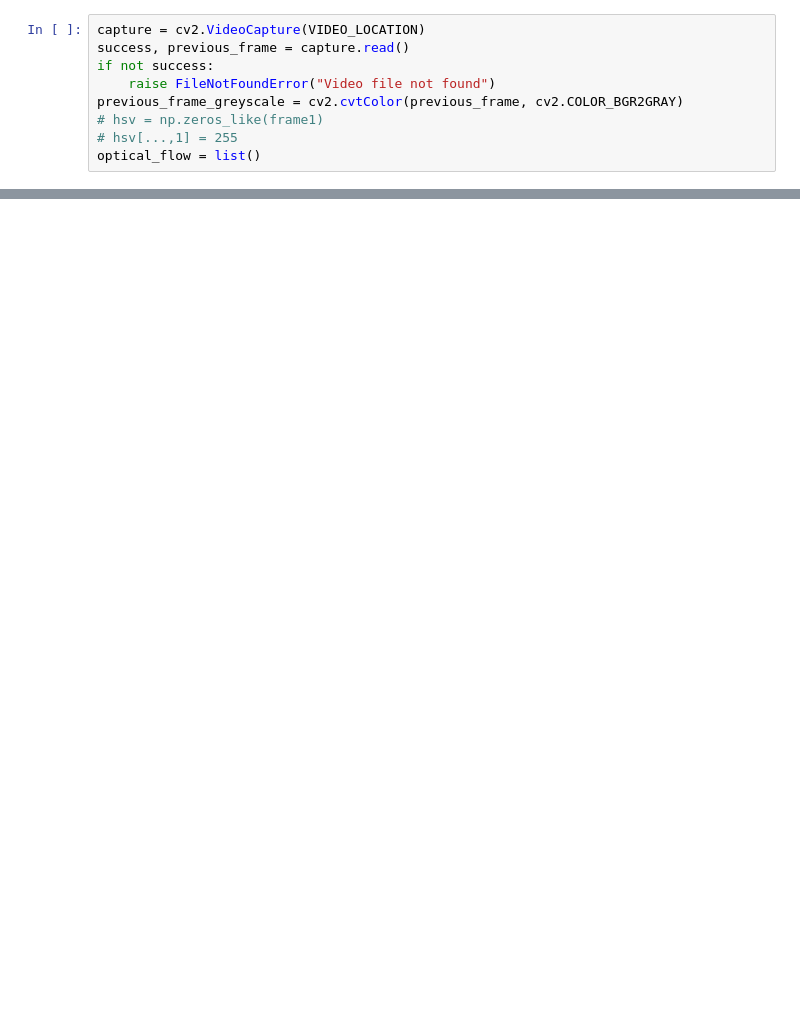
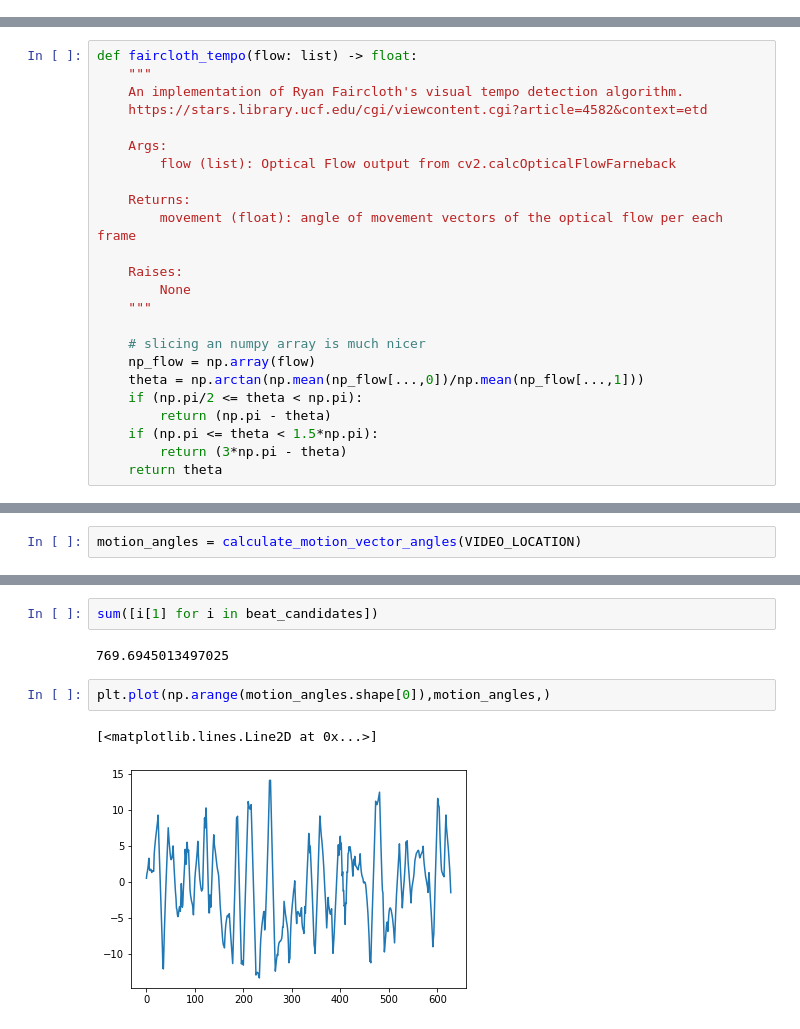
Before and after one commit to gabelev/sambal, a Jupyter notebook: test_run.ipynb, the cells around one changed output, grey strips where cells are left out. Drawn from its saved outputs; the diff is of its cells as text; blank space fills up the shorter version.

Commit message:
building out the functions for the faircloth tempo algo

```diff
--- a/test_run.ipynb
+++ b/test_run.ipynb
@@ -11,9 +9,0 @@ VIDEO_LOCATION = "media/office_dance_vid.mp4"
-# %%
-capture = cv2.VideoCapture(VIDEO_LOCATION)
-success, previous_frame = capture.read()
-if not success:
-    raise FileNotFoundError("Video file not found")
-previous_frame_greyscale = cv2.cvtColor(previous_frame, cv2.COLOR_BGR2GRAY)
-# hsv = np.zeros_like(frame1)
-# hsv[...,1] = 255
-optical_flow = list()
@@ -57,0 +10,24 @@ plt.show()
+# %%
+def faircloth_tempo(flow: list) -> float:
+    """
+    An implementation of Ryan Faircloth's visual tempo detection algorithm.
+    https://stars.library.ucf.edu/cgi/viewcontent.cgi?article=4582&context=etd
+
+    Args:
+        flow (list): Optical Flow output from cv2.calcOpticalFlowFarneback
+
+    Returns:
+        movement (float): angle of movement vectors of the optical flow per each frame
+
+    Raises:
+        None
+    """
+
+    # slicing an numpy array is much nicer
+    np_flow = np.array(flow)
+    theta = np.arctan(np.mean(np_flow[...,0])/np.mean(np_flow[...,1]))
+    if (np.pi/2 <= theta < np.pi):
+        return (np.pi - theta)
+    if (np.pi <= theta < 1.5*np.pi):
+        return (3*np.pi - theta)
+    return theta
@@ -57,0 +96,2 @@ plt.show()
+# %%
+motion_angles = calculate_motion_vector_angles(VIDEO_LOCATION)
@@ -57,0 +192,9 @@ plt.show()
+# %%
+sum([i[1] for i in beat_candidates])
+# %% [output]
+769.6945013497025
+# %%
+plt.plot(np.arange(motion_angles.shape[0]),motion_angles,)
+# %% [output]
+[<matplotlib.lines.Line2D at 0x...>]
+[figure, added]
```
Also changed, not shown: parts of 16 cells of this notebook.
